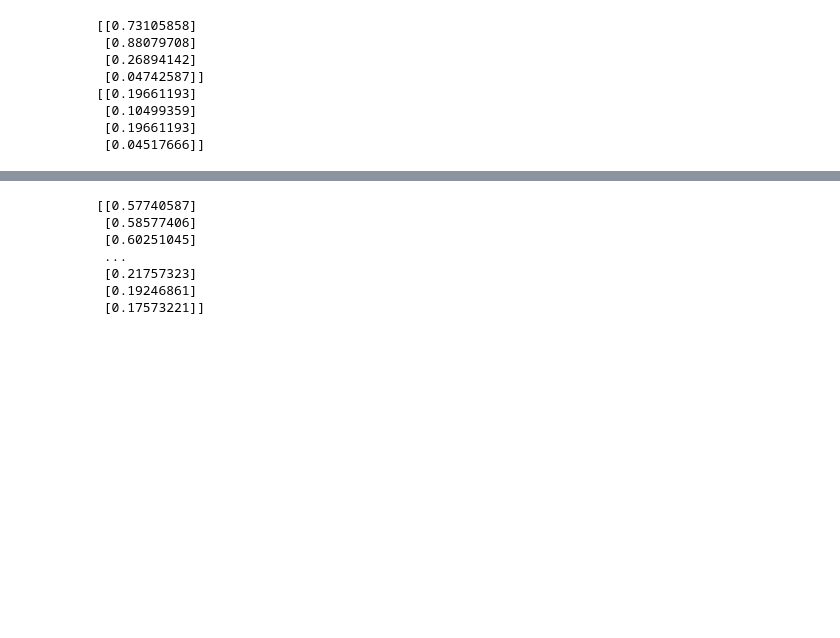
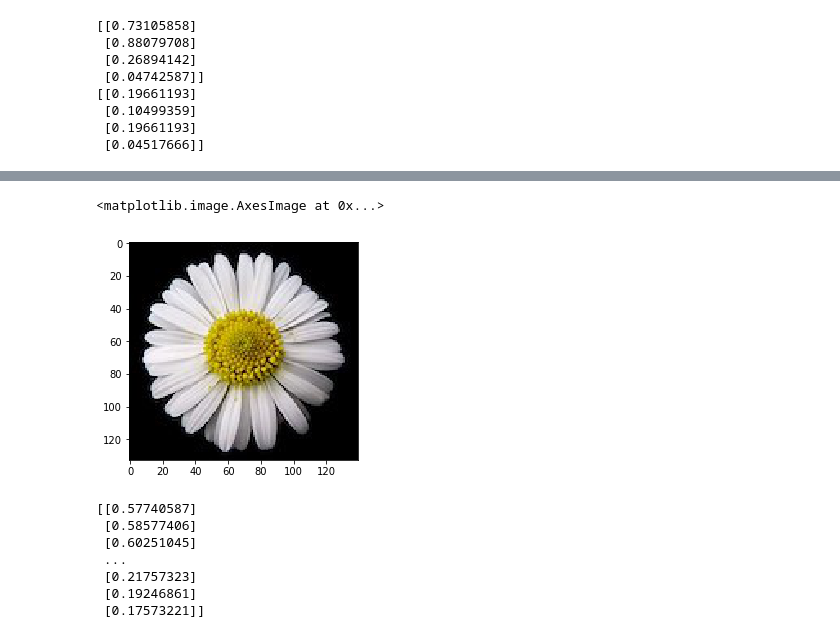
Before and after one commit to 1jinwoo/ML-HW2, a Jupyter notebook: Q5Code_Streamline_Justin.ipynb, the cells around one changed output, grey strips where cells are left out. Cells and saved outputs as stored; diff of their text form; code cells hidden in the pictures; blank space fills up the shorter version.

```diff
--- a/Q5Code_Streamline_Justin.ipynb
+++ b/Q5Code_Streamline_Justin.ipynb
@@ -433,3 +611,8 @@ Y1_norm = np.divide(Y1, np.amax(Y1))
+# %%
+plt.imshow(img_2)
+# %% [output]
+<matplotlib.image.AxesImage at 0x...>
+[figure, added]
 # %%
 #Showing Lincoln Results
 print(Y1_norm)
```
Also changed, not shown: parts of 11 cells of this notebook.
